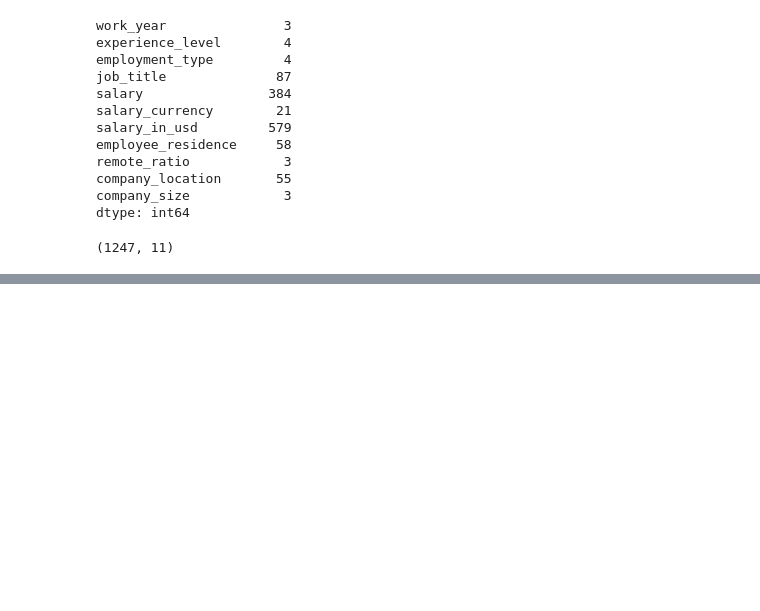
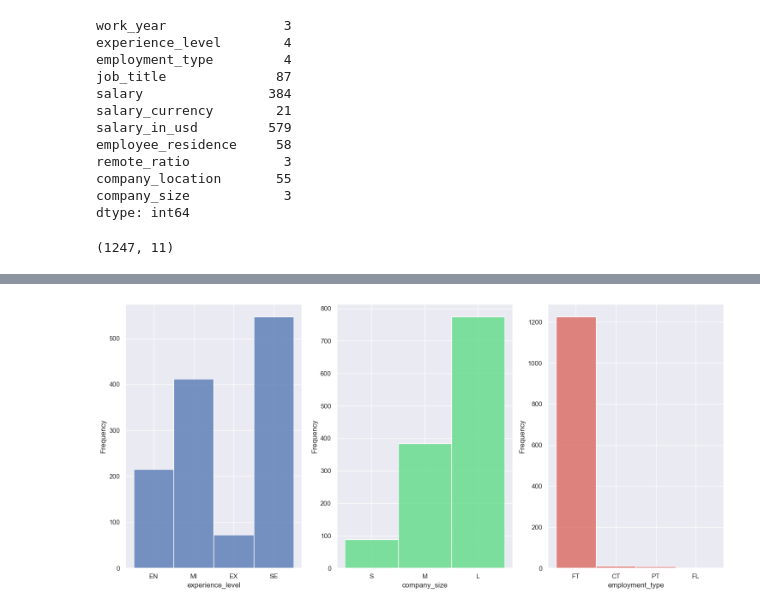
Before and after one commit to FoolAsphel/InformationSecurity, a Jupyter notebook: summary.ipynb, the cells around one changed output, grey strips where cells are left out. Cells and saved outputs as stored; diff of their text form; code cells hidden in the pictures; blank space fills up the shorter version.

```diff
--- a/summary.ipynb
+++ b/summary.ipynb
@@ -74,0 +81,8 @@ TypeError: Horizontal orientation requires numeric `x` variable.
+# %%
+f, axs = plt.subplots(1, 3, figsize=(18, 8))
+sns.histplot(x="experience_level", data=df, ax=axs[0], stat="frequency")
+sns.histplot(x="company_size", data=df, ax=axs[1], color=sns.color_palette("hls", 8)[3], stat="frequency")
+sns.histplot(x="employment_type", data=df, ax=axs[2], color=sns.color_palette("hls", 8)[0], stat="frequency")
+plt.show()
+# %% [output]
+[figure, added]
```
Also changed, not shown: parts of 7 cells of this notebook, 1 other file.
